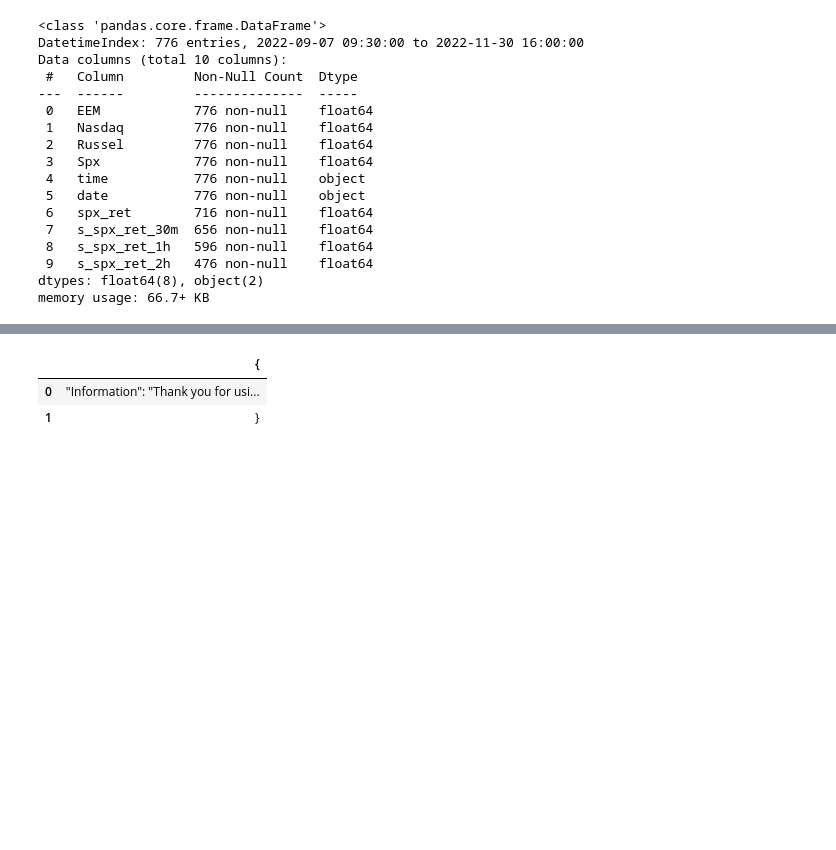
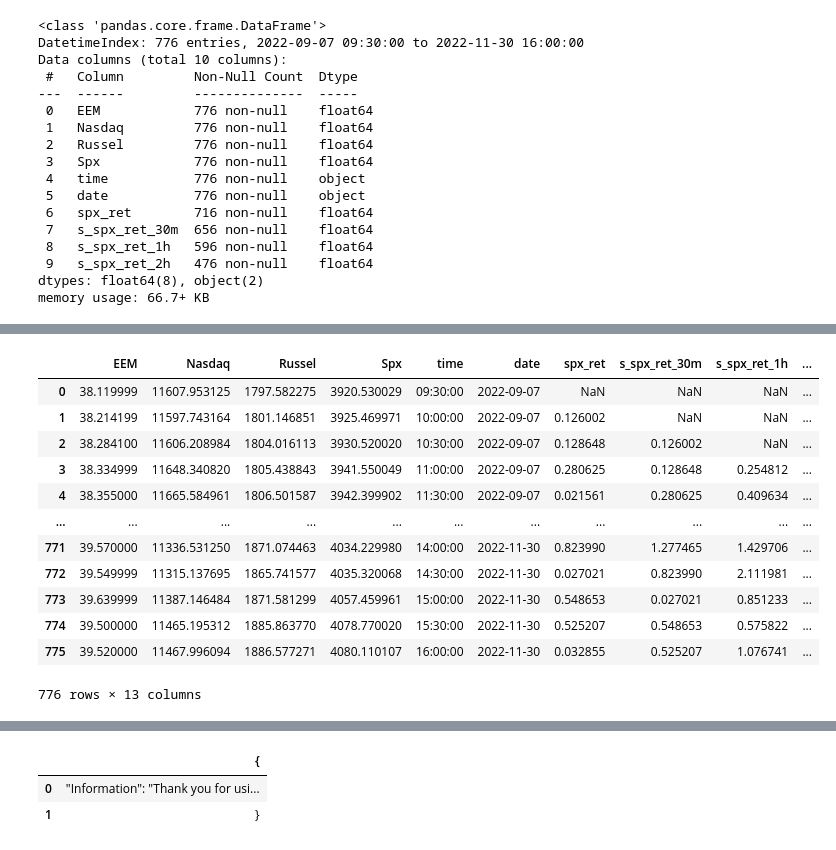
Before and after one commit to MykolaPinchuk/spg_stocks, a Jupyter notebook: t_model.ipynb, the cells around one changed output, grey strips where cells are left out. Cells and saved outputs as stored; diff of their text form; code cells hidden in the pictures; blank space fills up the shorter version.

```diff
--- a/t_model.ipynb
+++ b/t_model.ipynb
@@ -293,0 +311,15 @@ memory usage: 66.7+ KB
+# %%
+dayopen.reset_index(drop=True, inplace=True)
+dayopen.rename(columns={'Spx':'spx_open'}, inplace=True)
+dayopen.head()
+
+dayclose.reset_index(drop=True, inplace=True)
+dayclose.sort_values(by='date')
+dayclose.rename(columns={'Spx':'spx_close'}, inplace=True)
+dayclose_l1 = dayclose.copy()
+dayclose_l2 = dayclose.copy()
+
+dayclose_l1['spx_close_l1'] = dayclose_l1.spx_close.shift(1)
+dayclose_l2['spx_close_l2'] = dayclose_l2.spx_close.shift(2)
+
+display(dayclose_l1.head(), dayclose_l2.head())
@@ -293,0 +339,19 @@ memory usage: 66.7+ KB
+# %%
+df = pd.merge(df, dayopen[['date', 'spx_open']], on=['date'], how='left')
+df = pd.merge(df, dayclose_l1[['date', 'spx_close_l1']], on=['date'], how='left')
+df = pd.merge(df, dayclose_l2[['date', 'spx_close_l2']], on=['date'], how='left')
+df
+# %% [output]
+|  | EEM | Nasdaq | Russel | Spx | time | date | spx_ret | s_spx_ret_30m | s_spx_ret_1h | ... |
+| 0 | 38.119999 | 11607.953125 | 1797.582275 | 3920.530029 | 09:30:00 | 2022-09-07 | NaN | NaN | NaN | ... |
+| 1 | 38.214199 | 11597.743164 | 1801.146851 | 3925.469971 | 10:00:00 | 2022-09-07 | 0.126002 | NaN | NaN | ... |
+| 2 | 38.284100 | 11606.208984 | 1804.016113 | 3930.520020 | 10:30:00 | 2022-09-07 | 0.128648 | 0.126002 | NaN | ... |
+| 3 | 38.334999 | 11648.340820 | 1805.438843 | 3941.550049 | 11:00:00 | 2022-09-07 | 0.280625 | 0.128648 | 0.254812 | ... |
+| 4 | 38.355000 | 11665.584961 | 1806.501587 | 3942.399902 | 11:30:00 | 2022-09-07 | 0.021561 | 0.280625 | 0.409634 | ... |
+| ... | ... | ... | ... | ... | ... | ... | ... | ... | ... | ... |
+| 771 | 39.570000 | 11336.531250 | 1871.074463 | 4034.229980 | 14:00:00 | 2022-11-30 | 0.823990 | 1.277465 | 1.429706 | ... |
+| 772 | 39.549999 | 11315.137695 | 1865.741577 | 4035.320068 | 14:30:00 | 2022-11-30 | 0.027021 | 0.823990 | 2.111981 | ... |
+| 773 | 39.639999 | 11387.146484 | 1871.581299 | 4057.459961 | 15:00:00 | 2022-11-30 | 0.548653 | 0.027021 | 0.851233 | ... |
+| 774 | 39.500000 | 11465.195312 | 1885.863770 | 4078.770020 | 15:30:00 | 2022-11-30 | 0.525207 | 0.548653 | 0.575822 | ... |
+| 775 | 39.520000 | 11467.996094 | 1886.577271 | 4080.110107 | 16:00:00 | 2022-11-30 | 0.032855 | 0.525207 | 1.076741 | ... |
+776 rows × 13 columns
```
Also changed, not shown: parts of 8 cells of this notebook.
